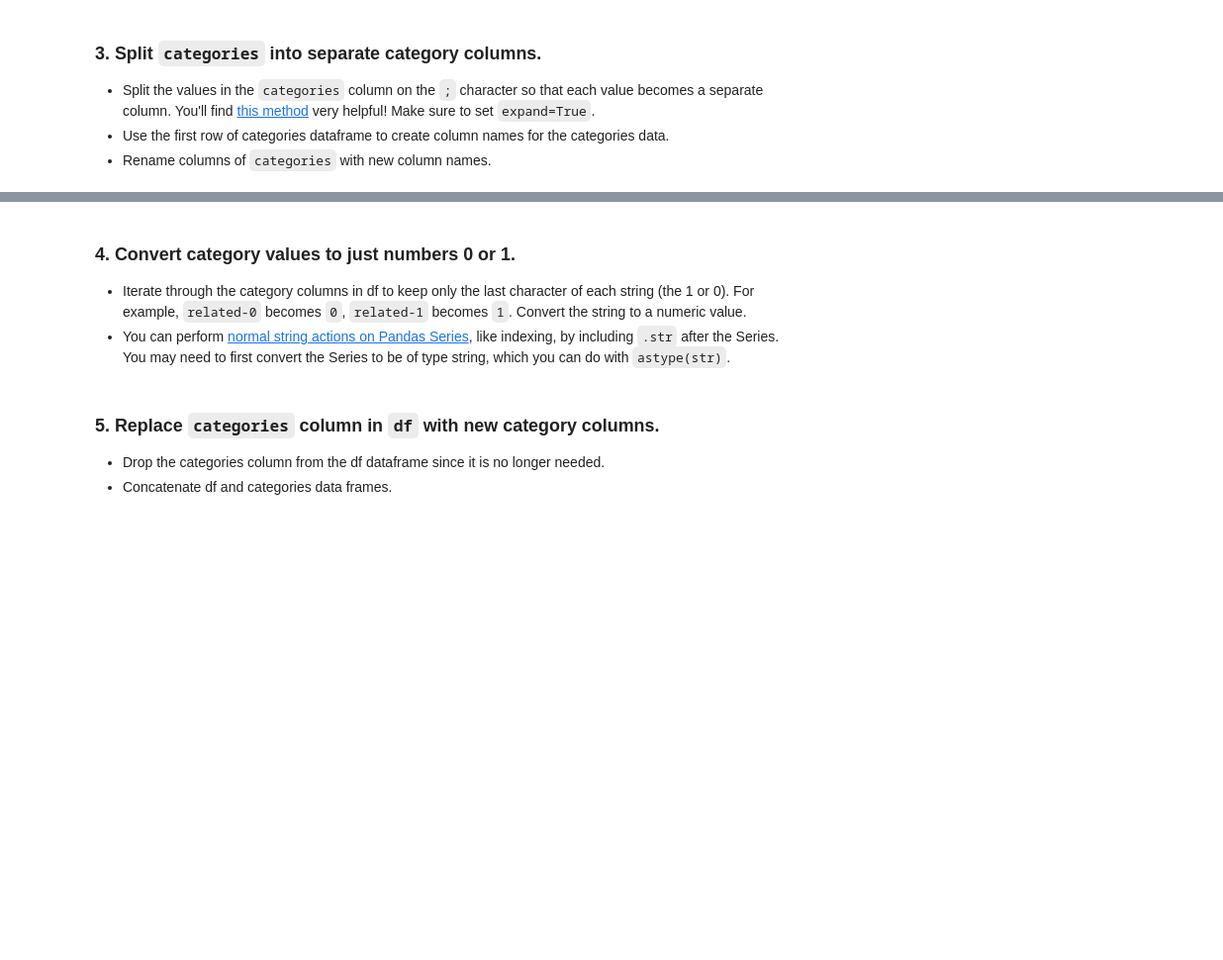
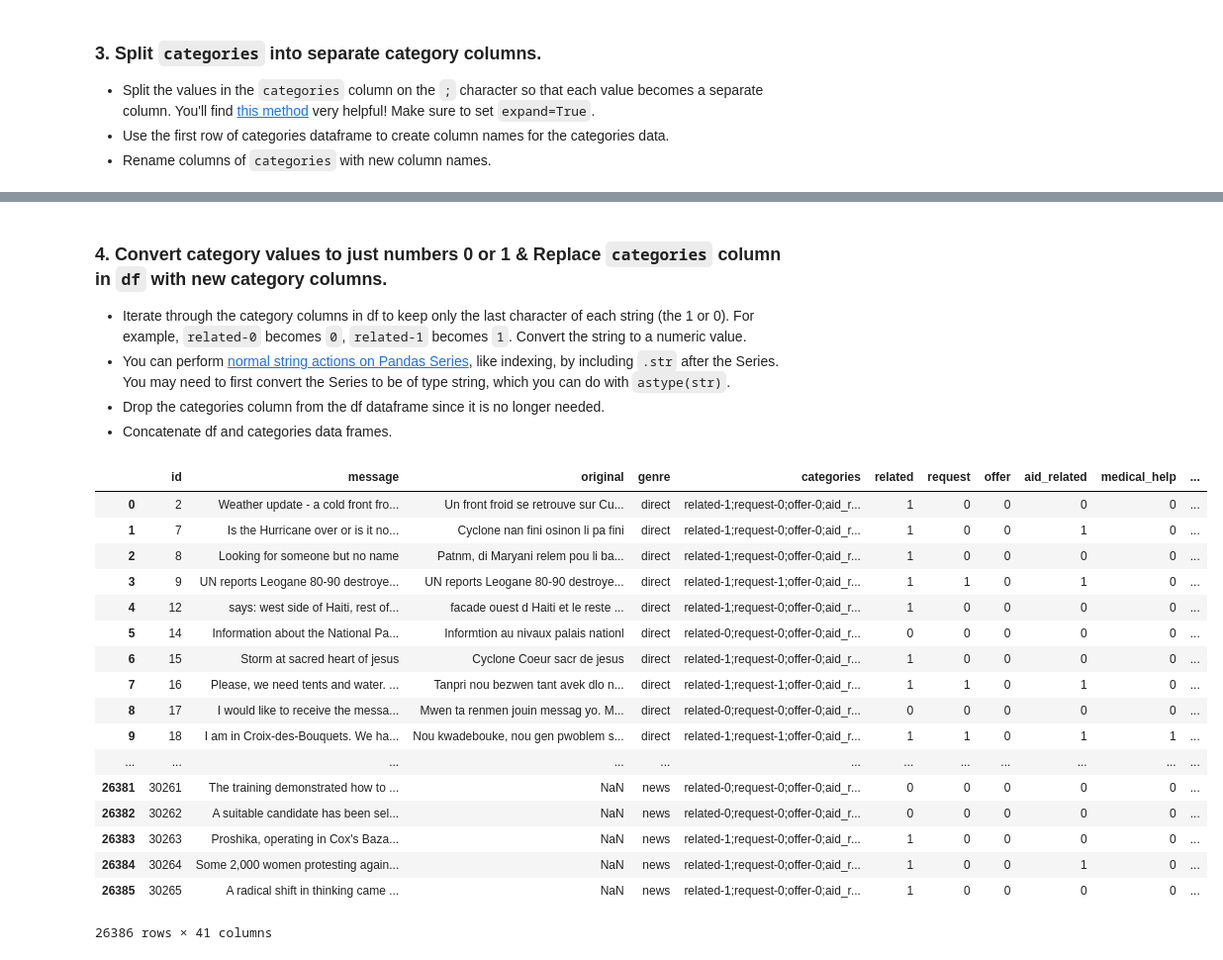
Before and after one commit to brunowdev/disaster-response, a Jupyter notebook: ETL Pipeline Preparation.ipynb, the cells around one changed output, grey strips where cells are left out. Shown: that part at 99% size. Drawn from its saved outputs; the diff is of its cells as text; code cells hidden in the pictures; blank space fills up the shorter version.

```diff
--- a/ETL Pipeline Preparation.ipynb
+++ b/ETL Pipeline Preparation.ipynb
@@ -21,5 +38,5 @@ categories.head()
 - Assign this combined dataset to `df`, which will be cleaned in the following steps
 # %%
 # merge datasets
-df =
+df = pd.merge(messages, categories, on = 'id')
 df.head()
@@ -47,0 +55,11 @@ categories.head()
+# %%
+# create a dataframe of the 36 individual category columns
+
+def get_categories_name_from_text(text):
+    return list(map(lambda cat: cat.split('-')[0], text.split(';')))
+
+def get_categories_value_from_text(text):
+    return list(map(lambda cat: int(cat.split('-')[1]), text.split(';')))
+
+categories = get_categories_name_from_text(df.iloc[0].categories)
+categories
@@ -48,16 +84,6 @@ categories.head()
 # %% [markdown]
-### 4. Convert category values to just numbers 0 or 1.
+### 4. Convert category values to just numbers 0 or 1 & Replace `categories` column in `df` with new category columns.
 - Iterate through the category columns in df to keep only the last character of each string (the 1 or 0). For example, `related-0` becomes `0`, `related-1` becomes `1`. Convert the string to a numeric value.
 - You can perform [normal string actions on Pandas Series](https://pandas.pydata.org/pandas-docs/stable/text.html#indexing-with-str), like indexing, by including `.str` after the Series. You may need to first convert the Series to be of type string, which you can do with `astype(str)`.
+- Drop the categories column from the df dataframe since it is no longer needed.
+- Concatenate df and categories data frames.
-# %%
-for column in categories:
-    # set each value to be the last character of the string
-    categories[column] =
-
-    # convert column from string to numeric
-    categories[column] =
-categories.head()
-# %% [markdown]
-### 5. Replace `categories` column in `df` with new category columns.
-- Drop the categories column from the df dataframe since it is no longer needed.
-- Concatenate df and categories data frames.
@@ -69,4 +90,22 @@ df.head()
-# %%
-# concatenate the original dataframe with the new `categories` dataframe
-df =
-df.head()
+# %%
+df[categories] = df.categories.apply(lambda c: pd.Series(get_categories_value_from_text(str(c))))
+df.head(10)
+# %% [output]
+|  | id | message | original | genre | categories | related | request | offer | aid_related | medical_help | ... |
+| 0 | 2 | Weather update - a cold front fro... | Un front froid se retrouve sur Cu... | direct | related-1;request-0;offer-0;aid_r... | 1 | 0 | 0 | 0 | 0 | ... |
+| 1 | 7 | Is the Hurricane over or is it no... | Cyclone nan fini osinon li pa fini | direct | related-1;request-0;offer-0;aid_r... | 1 | 0 | 0 | 1 | 0 | ... |
+| 2 | 8 | Looking for someone but no name | Patnm, di Maryani relem pou li ba... | direct | related-1;request-0;offer-0;aid_r... | 1 | 0 | 0 | 0 | 0 | ... |
+| 3 | 9 | UN reports Leogane 80-90 destroye... | UN reports Leogane 80-90 destroye... | direct | related-1;request-1;offer-0;aid_r... | 1 | 1 | 0 | 1 | 0 | ... |
+| 4 | 12 | says: west side of Haiti, rest of... | facade ouest d Haiti et le reste ... | direct | related-1;request-0;offer-0;aid_r... | 1 | 0 | 0 | 0 | 0 | ... |
+| 5 | 14 | Information about the National Pa... | Informtion au nivaux palais nationl | direct | related-0;request-0;offer-0;aid_r... | 0 | 0 | 0 | 0 | 0 | ... |
+| 6 | 15 | Storm at sacred heart of jesus | Cyclone Coeur sacr de jesus | direct | related-1;request-0;offer-0;aid_r... | 1 | 0 | 0 | 0 | 0 | ... |
+| 7 | 16 | Please, we need tents and water. ... | Tanpri nou bezwen tant avek dlo n... | direct | related-1;request-1;offer-0;aid_r... | 1 | 1 | 0 | 1 | 0 | ... |
+| 8 | 17 | I would like to receive the messa... | Mwen ta renmen jouin messag yo. M... | direct | related-0;request-0;offer-0;aid_r... | 0 | 0 | 0 | 0 | 0 | ... |
+| 9 | 18 | I am in Croix-des-Bouquets. We ha... | Nou kwadebouke, nou gen pwoblem s... | direct | related-1;request-1;offer-0;aid_r... | 1 | 1 | 0 | 1 | 1 | ... |
+| ... | ... | ... | ... | ... | ... | ... | ... | ... | ... | ... | ... |
+| 26381 | 30261 | The training demonstrated how to ... | NaN | news | related-0;request-0;offer-0;aid_r... | 0 | 0 | 0 | 0 | 0 | ... |
+| 26382 | 30262 | A suitable candidate has been sel... | NaN | news | related-0;request-0;offer-0;aid_r... | 0 | 0 | 0 | 0 | 0 | ... |
+| 26383 | 30263 | Proshika, operating in Cox's Baza... | NaN | news | related-1;request-0;offer-0;aid_r... | 1 | 0 | 0 | 0 | 0 | ... |
+| 26384 | 30264 | Some 2,000 women protesting again... | NaN | news | related-1;request-0;offer-0;aid_r... | 1 | 0 | 0 | 1 | 0 | ... |
+| 26385 | 30265 | A radical shift in thinking came ... | NaN | news | related-1;request-0;offer-0;aid_r... | 1 | 0 | 0 | 0 | 0 | ... |
+26386 rows × 41 columns
```
Also changed, not shown: parts of 18 cells of this notebook, 2 other files.
